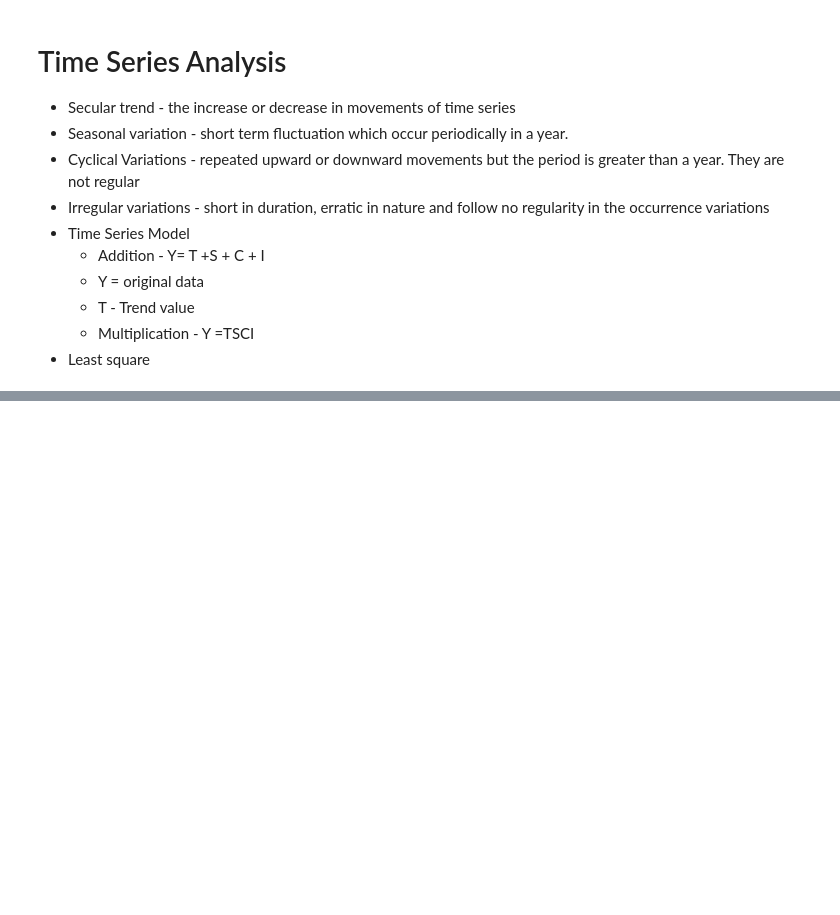
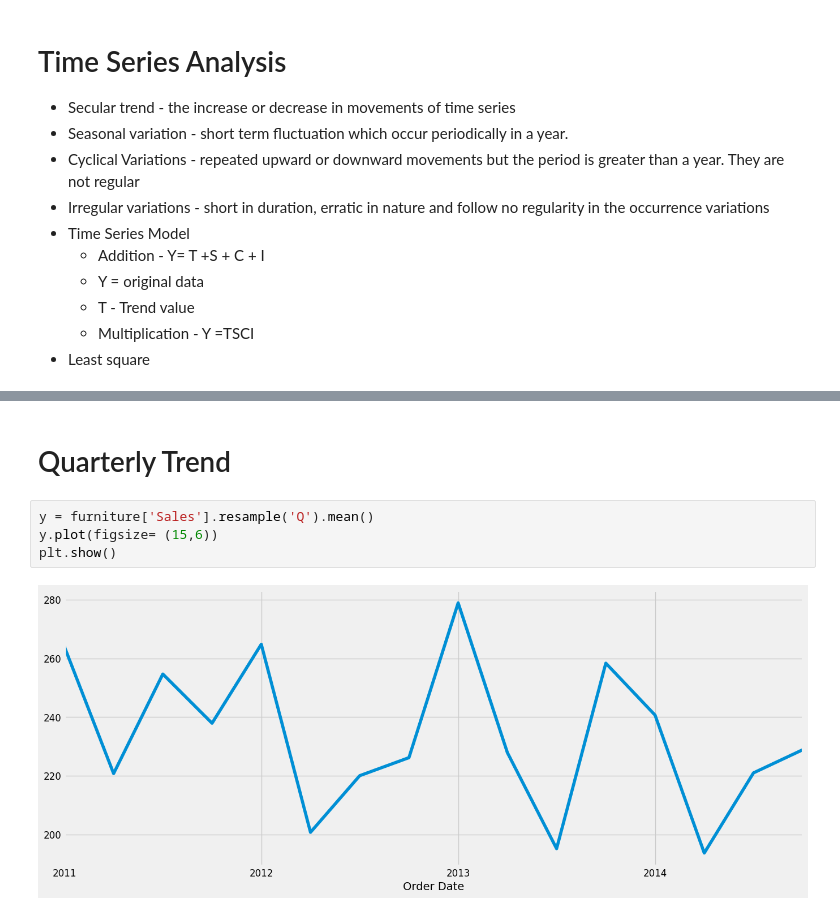
Before and after one commit to Rashay01/Machine-Learning-Notes, a Jupyter notebook: Day2.ipynb, the cells around one changed output, grey strips where cells are left out. Cells and saved outputs as stored; diff of their text form; blank space fills up the shorter version.

```diff
--- a/Day2.ipynb
+++ b/Day2.ipynb
@@ -939,0 +1078,8 @@ Accuracy 0.8
+# %% [markdown]
+# Quarterly Trend
+# %%
+y = furniture['Sales'].resample('Q').mean()
+y.plot(figsize= (15,6))
+plt.show()
+# %% [output]
+[figure, added]
```
Also changed, not shown: parts of 14 cells of this notebook.
